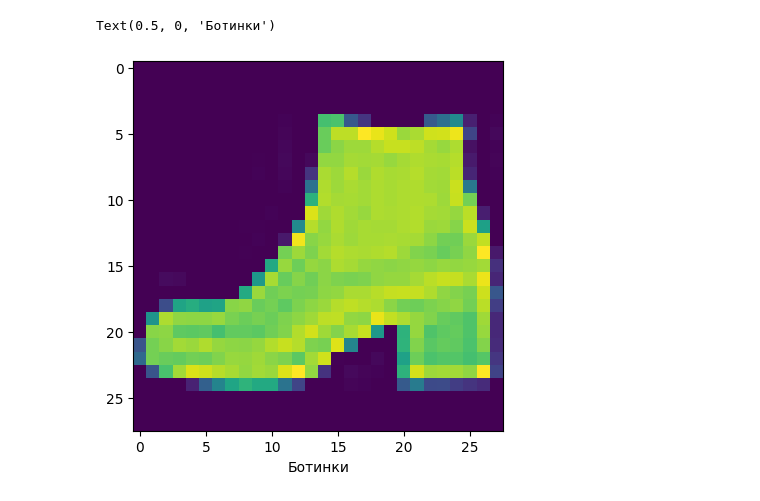
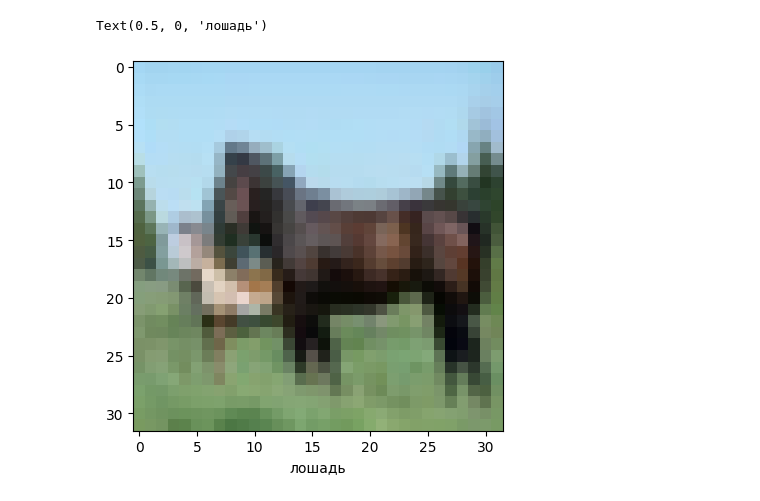
Before and after one commit to chelovek66/OMO, a Jupyter notebook: Untitled2.ipynb, the cells around one changed output. Drawn from its saved outputs; the diff is of its cells as text; code cells hidden in the pictures.

```diff
--- a/Untitled2.ipynb
+++ b/Untitled2.ipynb
@@ -17,0 +33,6 @@ class_names = [
+# %%
+(x_train,y_train),(x_test,y_test)= cifar10.load_data()
+
+class_names = [
+    'самолет','автомобиль','птица','кот','олень','собака','лягушка','лошадь','корабль','грузовик'
+]
@@ -46,14 +70,14 @@ for i in range(25):
 model = keras.Sequential([
     keras.layers.Conv2D(filters = 32, kernel_size=(3,3), activation = 'relu', input_shape = (32,32,3)),
     keras.layers.MaxPooling2D((2,2)),
-    keras.layers.Conv2D(filters = 64, kernel_size=(3,3), activation = 'relu', input_shape = (32,32,3)),
+    keras.layers.Conv2D(filters = 64, kernel_size=(3,3), activation = 'relu'),
     keras.layers.MaxPooling2D((2,2)),
     keras.layers.Flatten(),
     keras.layers.Dense(64, activation='relu'),
     keras.layers.Dense(10, activation='softmax')
 ])
 # %%
-model.compile(optimizer=tf.keras.optimizers.SGD(),loss='sparse_categorical_crossentropy',metrics=['accuracy'])
+model.compile(optimizer='adam',loss='sparse_categorical_crossentropy',metrics=['accuracy'])
 # %%
 model.summary()
 # %% [output]
@@ -98,9 +137,9 @@ pred = model.predict(x_train)
 # %%
-i = 122
+i = 12
 a = pred[i]
 plt.figure()
 plt.imshow(x_train[i])
 plt.xlabel(class_names[np.argmax(a)])
 # %% [output]
-Text(0.5, 0, 'Ботинки')
+Text(0.5, 0, 'лошадь')
-[figure, old version]
+[figure, new version]
```
Also changed, not shown: parts of 11 cells of this notebook.
